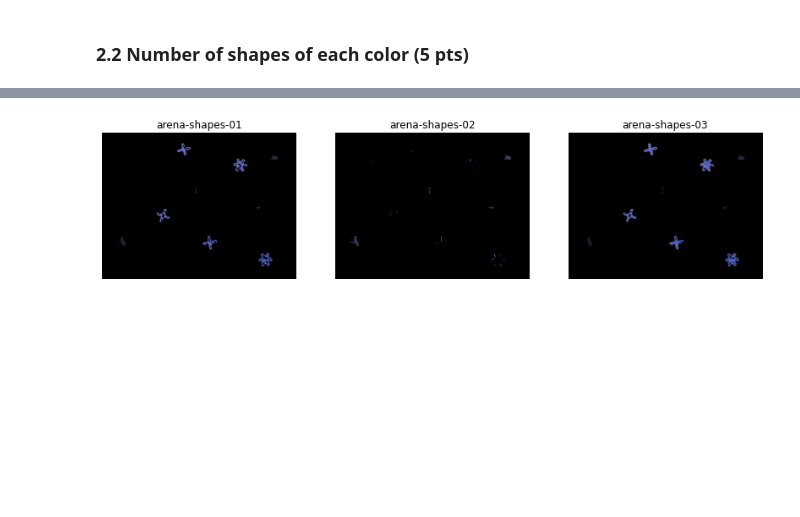
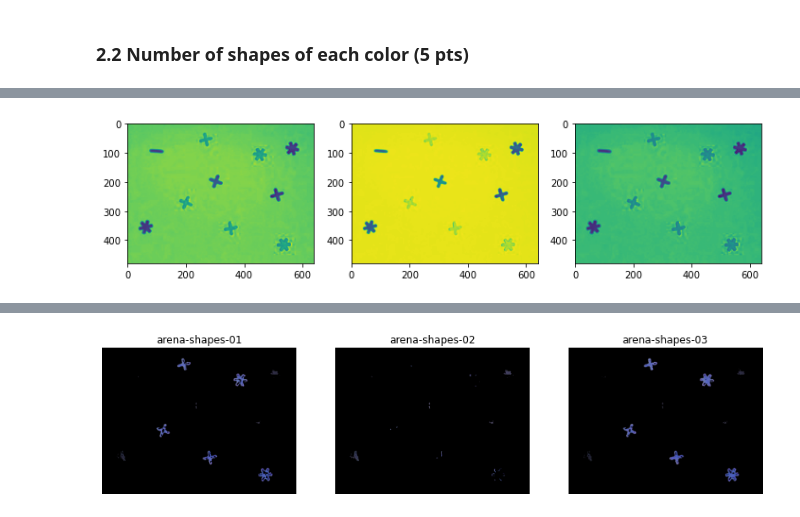
Before and after one commit to sjeanfavre/EPFL_MA4, a Jupyter notebook: IAPR/labs/lab_01_segmentation.ipynb, the cells around one changed output, grey strips where cells are left out. Saved outputs shown, nothing was run; the diff lists cells and outputs as text; code cells hidden in the pictures; blank space fills up the shorter version.

```diff
--- a/IAPR/labs/lab_01_segmentation.ipynb
+++ b/IAPR/labs/lab_01_segmentation.ipynb
@@ -161,0 +163,8 @@ plt.show()
+# %%
+fig, ax = plt.subplots(1, 3, figsize=(12,12))
+ax[0].imshow(images_RGB_eq[0,:,:,2])
+ax[1].imshow(images_RGB_eq[1,:,:,2])
+ax[2].imshow(images_RGB_eq[2,:,:,2])
+plt.show()
+# %% [output]
+[figure, added]
```
Also changed, not shown: parts of 11 cells of this notebook, 4 other files.
